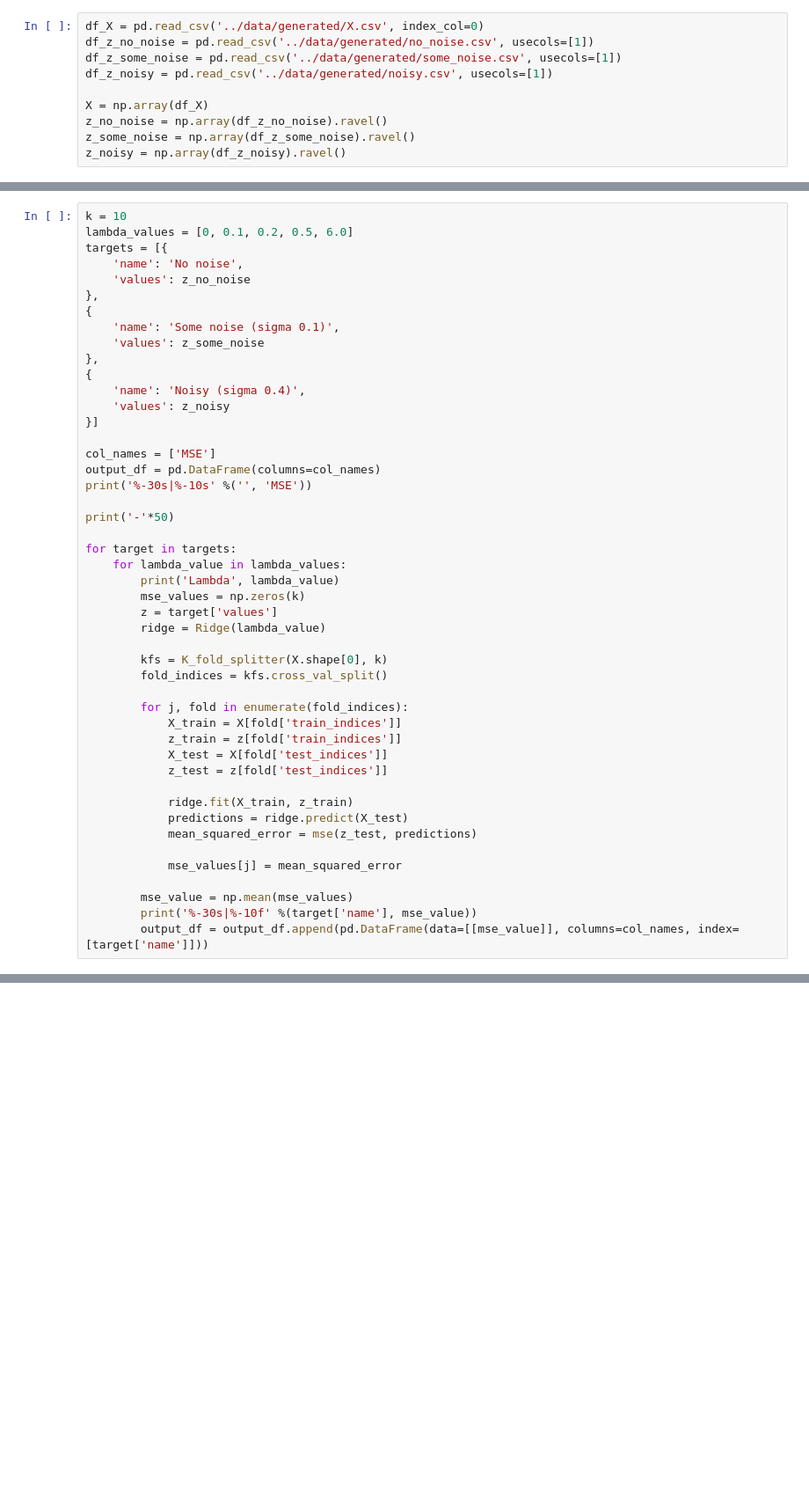
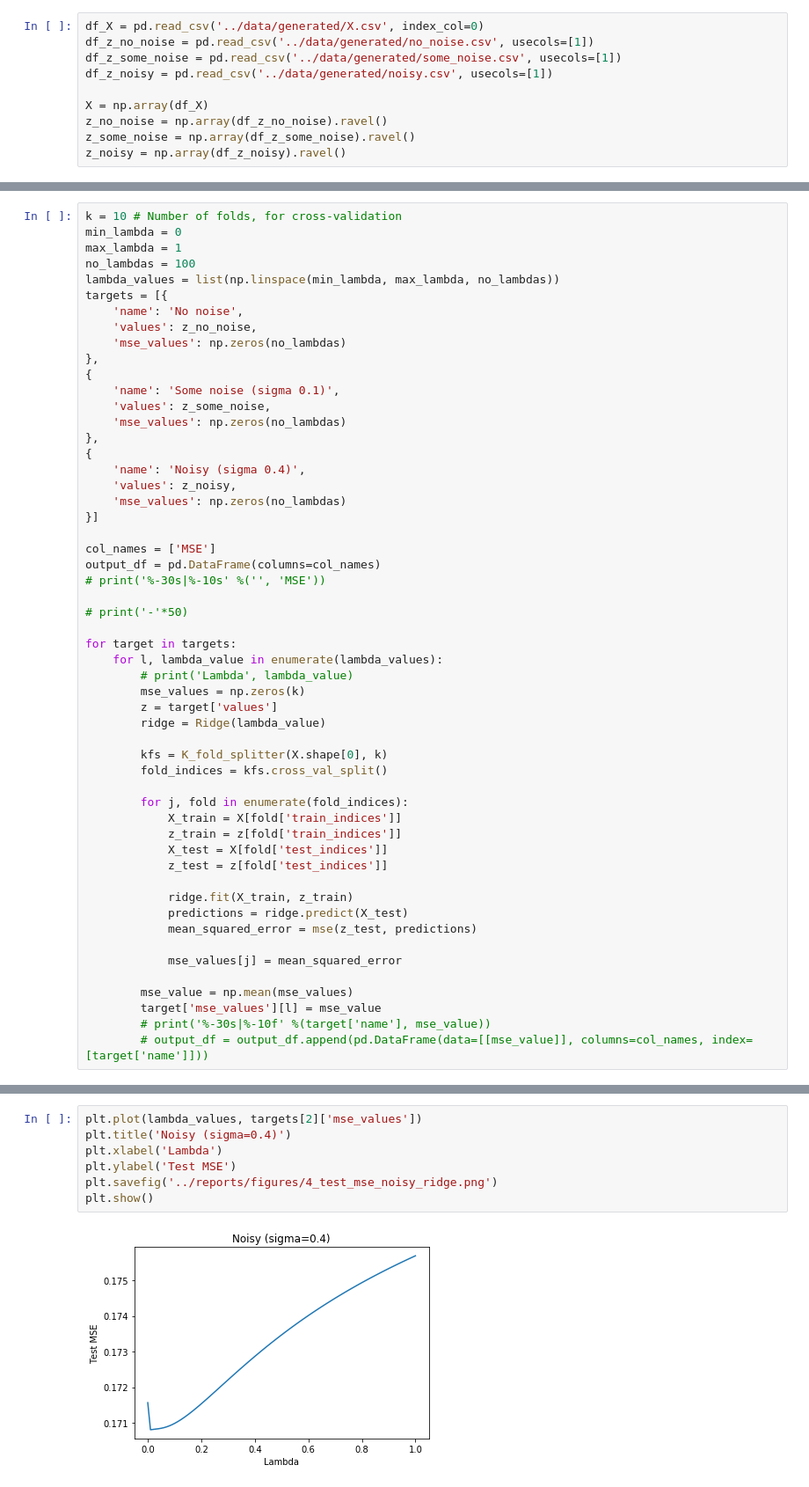
Before and after one commit to bjorngronntun/FYS-STK4155-project1, a Jupyter notebook: notebooks/20190928-Ridge-regression-Franke.ipynb, the cells around one changed output, grey strips where cells are left out. Shown at 88% size. Drawn from its saved outputs; the diff is of its cells as text; blank space fills up the shorter version.

```diff
--- a/notebooks/20190928-Ridge-regression-Franke.ipynb
+++ b/notebooks/20190928-Ridge-regression-Franke.ipynb
@@ -23,28 +26,34 @@ z_noisy = np.array(df_z_noisy).ravel()
 # %%
-k = 10
-lambda_values = [0, 0.1, 0.2, 0.5, 6.0]
+k = 10 # Number of folds, for cross-validation
+min_lambda = 0
+max_lambda = 1
+no_lambdas = 100
+lambda_values = list(np.linspace(min_lambda, max_lambda, no_lambdas))
 targets = [{
     'name': 'No noise',
-    'values': z_no_noise
+    'values': z_no_noise,
+    'mse_values': np.zeros(no_lambdas)
 },
 {
     'name': 'Some noise (sigma 0.1)',
-    'values': z_some_noise
+    'values': z_some_noise,
+    'mse_values': np.zeros(no_lambdas)
 },
 {
     'name': 'Noisy (sigma 0.4)',
-    'values': z_noisy
+    'values': z_noisy,
+    'mse_values': np.zeros(no_lambdas)
 }]
 
 col_names = ['MSE']
 output_df = pd.DataFrame(columns=col_names)
-print('%-30s|%-10s' %('', 'MSE'))
+# print('%-30s|%-10s' %('', 'MSE'))
 
-print('-'*50)
+# print('-'*50)
 
 for target in targets:
-    for lambda_value in lambda_values:
-        print('Lambda', lambda_value)
+    for l, lambda_value in enumerate(lambda_values):
+        # print('Lambda', lambda_value)
         mse_values = np.zeros(k)
         z = target['values']
         ridge = Ridge(lambda_value)
@@ -65,5 +74,6 @@ for target in targets:
             mse_values[j] = mean_squared_error
 
         mse_value = np.mean(mse_values)
-        print('%-30s|%-10f' %(target['name'], mse_value))
-        output_df = output_df.append(pd.DataFrame(data=[[mse_value]], columns=col_names, index=[target['name']]))
+        target['mse_values'][l] = mse_value
+        # print('%-30s|%-10f' %(target['name'], mse_value))
+        # output_df = output_df.append(pd.DataFrame(data=[[mse_value]], columns=col_names, index=[target['name']]))
@@ -87,0 +126,9 @@ Noisy (sigma 0.4)             |0.183391
+# %%
+plt.plot(lambda_values, targets[2]['mse_values'])
+plt.title('Noisy (sigma=0.4)')
+plt.xlabel('Lambda')
+plt.ylabel('Test MSE')
+plt.savefig('../reports/figures/4_test_mse_noisy_ridge.png')
+plt.show()
+# %% [output]
+[figure, added]
```
Also changed, not shown: parts of 10 cells of this notebook, 5 other files.
